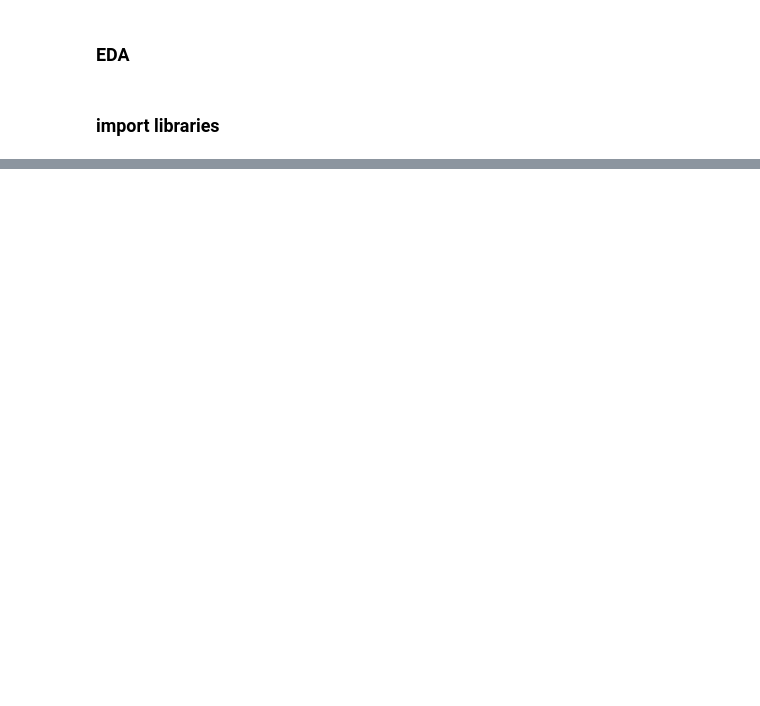
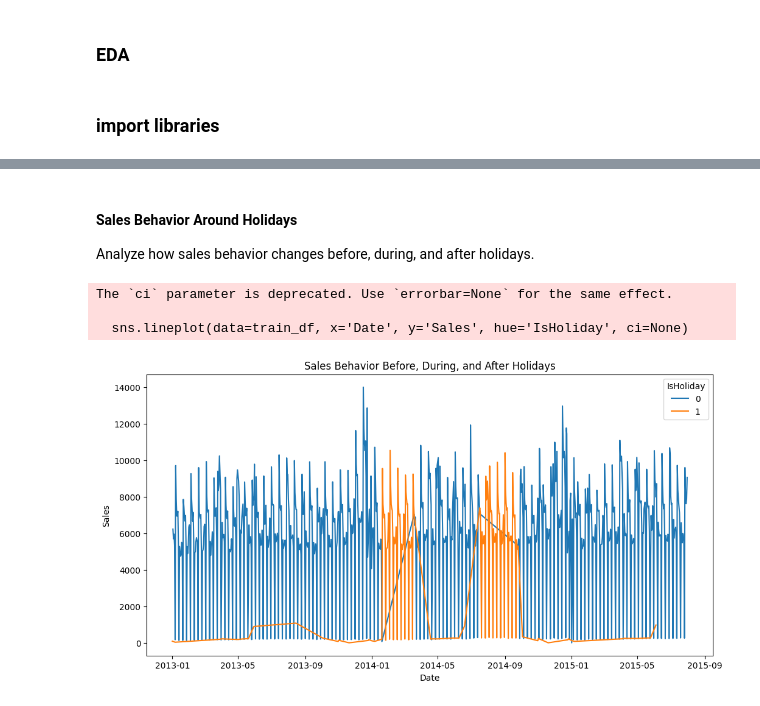
Before and after one commit to zol23-g/Sales_Forecasting_Rossmann_Pharmaceuticals, a Jupyter notebook: notebooks/eda.ipynb, the cells around one changed output, grey strips where cells are left out. Cells and saved outputs as stored; diff of their text form; code cells hidden in the pictures; blank space fills up the shorter version.

```diff
--- a/notebooks/eda.ipynb
+++ b/notebooks/eda.ipynb
@@ -12,6 +22,6 @@ test_file_path = '../data/test.csv'
 train_file_path = '../data/train.csv'
 store_file_path = '../data/store.csv'
 # %%
-test_data=load_data(test_file_path)
-train_file_path=load_data(train_file_path)
-store_file_path=load_data(store_file_path)
+test_df=load_data(test_file_path)
+train_df=load_data(train_file_path)
+store_df=load_data(store_file_path)
@@ -50,0 +140,20 @@ df3.head()
+# %% [markdown]
+#### Sales Behavior Around Holidays
+Analyze how sales behavior changes before, during, and after holidays.
+# %%
+logging.info('Analyzing sales behavior around holidays...')
+
+# Create a column for holidays
+train_df['IsHoliday'] = np.where(train_df['StateHoliday'] != '0', 1, 0)
+
+plt.figure(figsize=(12, 6))
+sns.lineplot(data=train_df, x='Date', y='Sales', hue='IsHoliday', ci=None)
+plt.title('Sales Behavior Before, During, and After Holidays')
+plt.show()
+
+logging.info('Sales behavior around holidays visualized.')
+# %% [output]
+The `ci` parameter is deprecated. Use `errorbar=None` for the same effect.
+
+  sns.lineplot(data=train_df, x='Date', y='Sales', hue='IsHoliday', ci=None)
+[figure, added]
```
Also changed, not shown: parts of 37 cells of this notebook, 3 other files.
